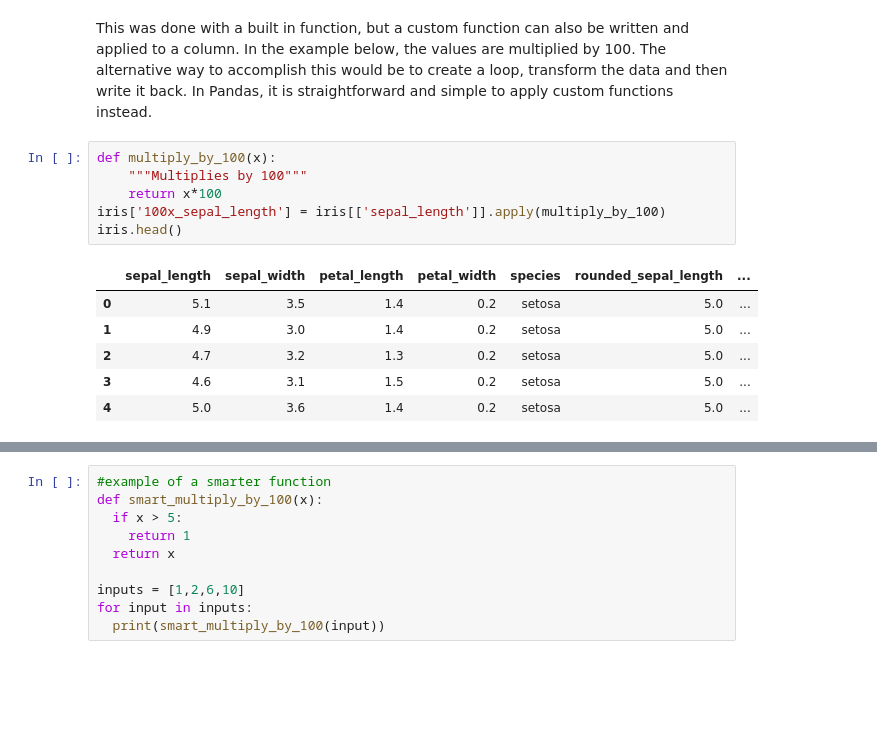
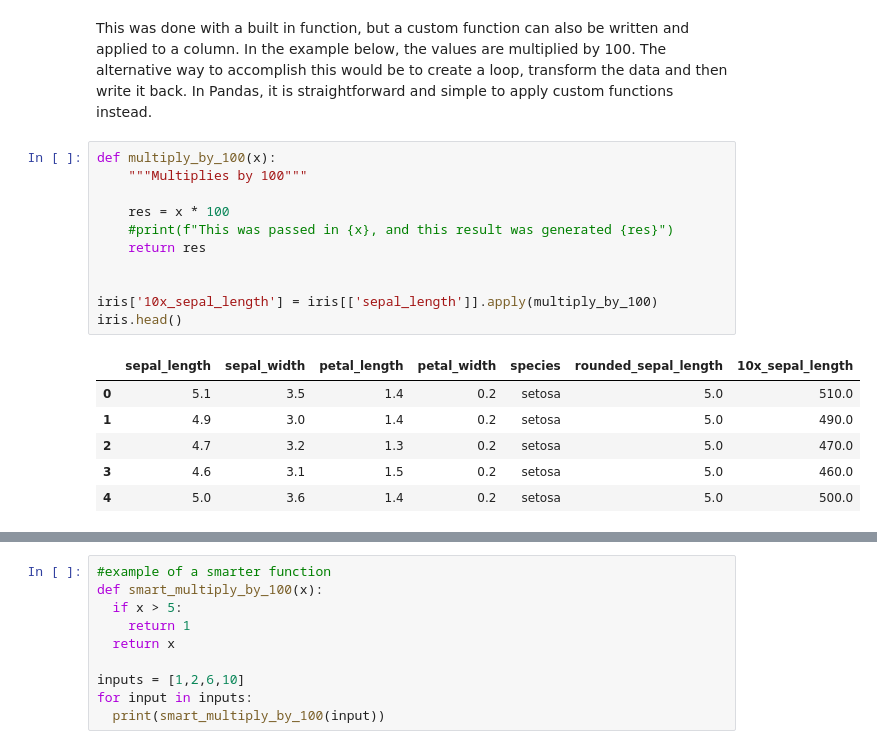
Before and after one commit to noahgift/1minutetip, a Jupyter notebook: Public_Master_SafariOnline_Day1_Part1.ipynb, the cells around one changed output, grey strips where cells are left out. Saved outputs shown, nothing was run; the diff lists cells and outputs as text; blank space fills up the shorter version.

```diff
--- a/Public_Master_SafariOnline_Day1_Part1.ipynb
+++ b/Public_Master_SafariOnline_Day1_Part1.ipynb
@@ -1014,13 +1103,18 @@ This was done with a built in function, but a custom function can also be writte
 # %%
 def multiply_by_100(x):
     """Multiplies by 100"""
-    return x*100
-iris['100x_sepal_length'] = iris[['sepal_length']].apply(multiply_by_100)
+
+    res = x * 100
+    #print(f"This was passed in {x}, and this result was generated {res}")
+    return res
+
+
+iris['10x_sepal_length'] = iris[['sepal_length']].apply(multiply_by_100)
 iris.head()
 # %% [output]
-|  | sepal_length | sepal_width | petal_length | petal_width | species | rounded_sepal_length | ... |
-| 0 | 5.1 | 3.5 | 1.4 | 0.2 | setosa | 5.0 | ... |
-| 1 | 4.9 | 3.0 | 1.4 | 0.2 | setosa | 5.0 | ... |
-| 2 | 4.7 | 3.2 | 1.3 | 0.2 | setosa | 5.0 | ... |
-| 3 | 4.6 | 3.1 | 1.5 | 0.2 | setosa | 5.0 | ... |
-| 4 | 5.0 | 3.6 | 1.4 | 0.2 | setosa | 5.0 | ... |
+|  | sepal_length | sepal_width | petal_length | petal_width | species | rounded_sepal_length | 10x_sepal_length |
+| 0 | 5.1 | 3.5 | 1.4 | 0.2 | setosa | 5.0 | 510.0 |
+| 1 | 4.9 | 3.0 | 1.4 | 0.2 | setosa | 5.0 | 490.0 |
+| 2 | 4.7 | 3.2 | 1.3 | 0.2 | setosa | 5.0 | 470.0 |
+| 3 | 4.6 | 3.1 | 1.5 | 0.2 | setosa | 5.0 | 460.0 |
+| 4 | 5.0 | 3.6 | 1.4 | 0.2 | setosa | 5.0 | 500.0 |
```
Also changed, not shown: parts of 89 cells of this notebook.
